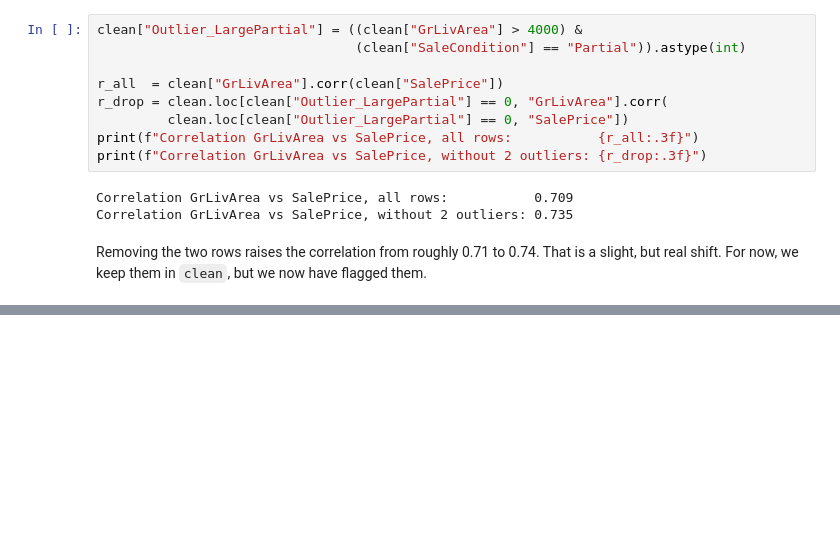
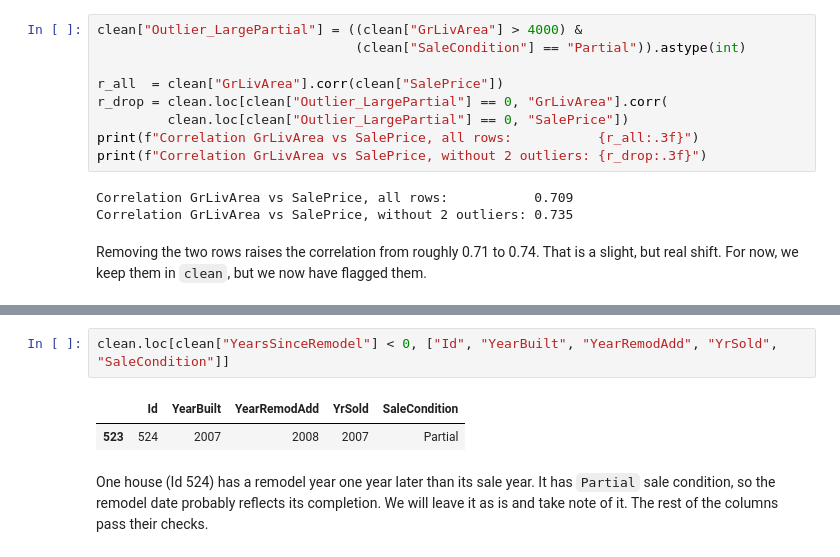
Before and after one commit to willmorgan11/ames_housing, a Jupyter notebook: data_analysis.ipynb, the cells around one changed output, grey strips where cells are left out. Saved outputs shown, nothing was run; the diff lists cells and outputs as text; blank space fills up the shorter version.

```diff
--- a/data_analysis.ipynb
+++ b/data_analysis.ipynb
@@ -348,0 +436,7 @@ Removing the two rows raises the correlation from roughly 0.71 to 0.74. That is
+# %%
+clean.loc[clean["YearsSinceRemodel"] < 0, ["Id", "YearBuilt", "YearRemodAdd", "YrSold", "SaleCondition"]]
+# %% [output]
+|  | Id | YearBuilt | YearRemodAdd | YrSold | SaleCondition |
+| 523 | 524 | 2007 | 2008 | 2007 | Partial |
+# %% [markdown]
+One house (Id 524) has a remodel year one year later than its sale year. It has `Partial` sale condition, so the remodel date probably reflects its completion. We will leave it as is and take note of it. The rest of the columns pass their checks.
```
Also changed, not shown: parts of 6 cells of this notebook.
